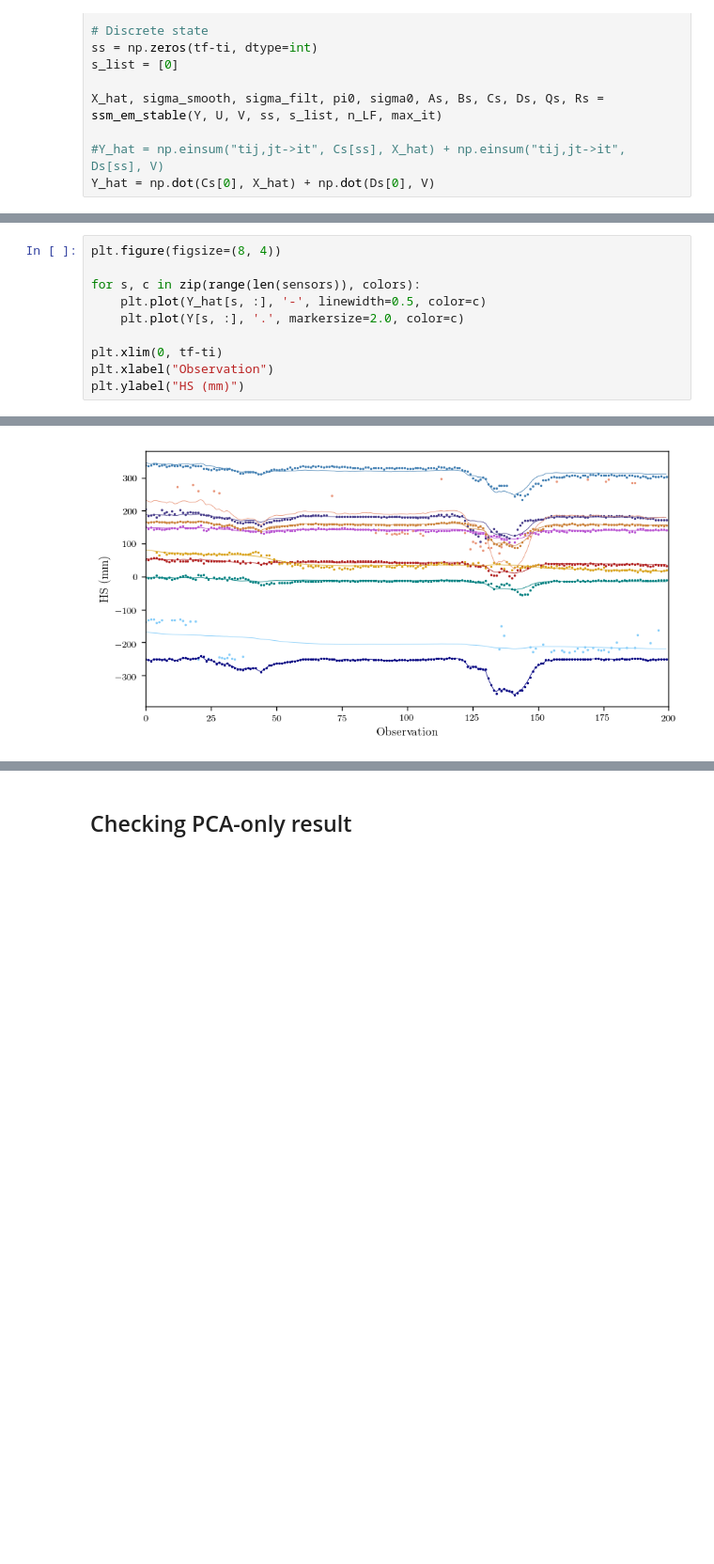
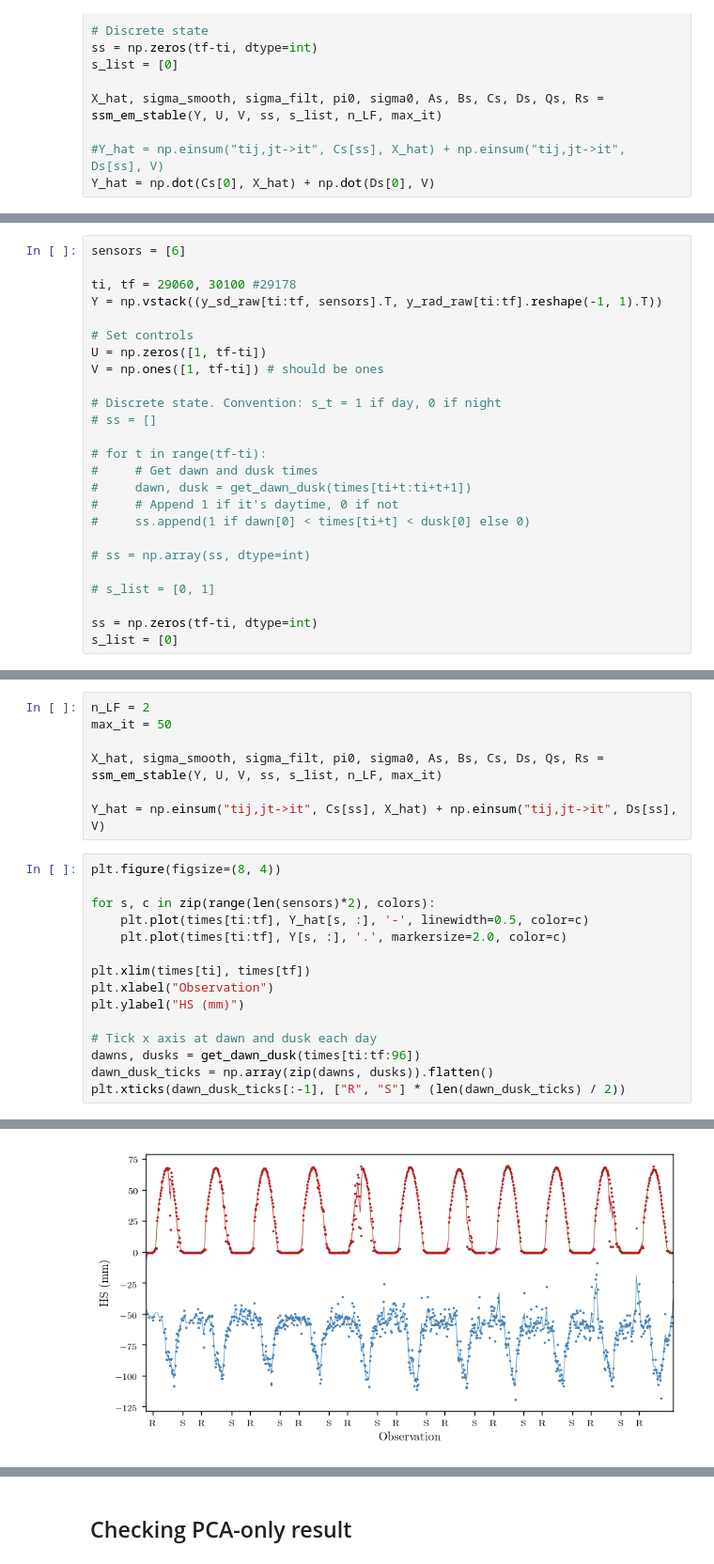
Before and after one commit to adam-coogan/snow_data_cleaning, a Jupyter notebook: scripts/Stable SSM EM.ipynb, the cells around one changed output, grey strips where cells are left out. Shown at 94% size. Drawn from its saved outputs; the diff is of its cells as text; blank space fills up the shorter version.

```diff
--- a/scripts/Stable SSM EM.ipynb
+++ b/scripts/Stable SSM EM.ipynb
@@ -74,0 +81,25 @@ Y_hat = np.dot(C, X_hat) + np.dot(D, V)
+# %%
+sensors = [6]
+
+ti, tf = 29060, 30100 #29178
+Y = np.vstack((y_sd_raw[ti:tf, sensors].T, y_rad_raw[ti:tf].reshape(-1, 1).T))
+
+# Set controls
+U = np.zeros([1, tf-ti])
+V = np.ones([1, tf-ti]) # should be ones
+
+# Discrete state. Convention: s_t = 1 if day, 0 if night
+# ss = []
+
+# for t in range(tf-ti):
+#     # Get dawn and dusk times
+#     dawn, dusk = get_dawn_dusk(times[ti+t:ti+t+1])
+#     # Append 1 if it's daytime, 0 if not
+#     ss.append(1 if dawn[0] < times[ti+t] < dusk[0] else 0)
+
+# ss = np.array(ss, dtype=int)
+
+# s_list = [0, 1]
+
+ss = np.zeros(tf-ti, dtype=int)
+s_list = [0]
@@ -75,11 +108,23 @@ Y_hat = np.dot(C, X_hat) + np.dot(D, V)
+# %%
+n_LF = 2
+max_it = 50
+
+X_hat, sigma_smooth, sigma_filt, pi0, sigma0, As, Bs, Cs, Ds, Qs, Rs = ssm_em_stable(Y, U, V, ss, s_list, n_LF, max_it)
+
+Y_hat = np.einsum("tij,jt->it", Cs[ss], X_hat) + np.einsum("tij,jt->it", Ds[ss], V)
 # %%
 plt.figure(figsize=(8, 4))
 
-for s, c in zip(range(len(sensors)), colors):
-    plt.plot(Y_hat[s, :], '-', linewidth=0.5, color=c)
-    plt.plot(Y[s, :], '.', markersize=2.0, color=c)
+for s, c in zip(range(len(sensors)*2), colors):
+    plt.plot(times[ti:tf], Y_hat[s, :], '-', linewidth=0.5, color=c)
+    plt.plot(times[ti:tf], Y[s, :], '.', markersize=2.0, color=c)
 
-plt.xlim(0, tf-ti)
+plt.xlim(times[ti], times[tf])
 plt.xlabel("Observation")
 plt.ylabel("HS (mm)")
+
+# Tick x axis at dawn and dusk each day
+dawns, dusks = get_dawn_dusk(times[ti:tf:96])
+dawn_dusk_ticks = np.array(zip(dawns, dusks)).flatten()
+plt.xticks(dawn_dusk_ticks[:-1], ["R", "S"] * (len(dawn_dusk_ticks) / 2))
 # %% [output]
@@ -87 +148 @@ plt.ylabel("HS (mm)")
-[figure, old version]
+[figure, new version]
```
Also changed, not shown: parts of 16 cells of this notebook, 1 other file.
